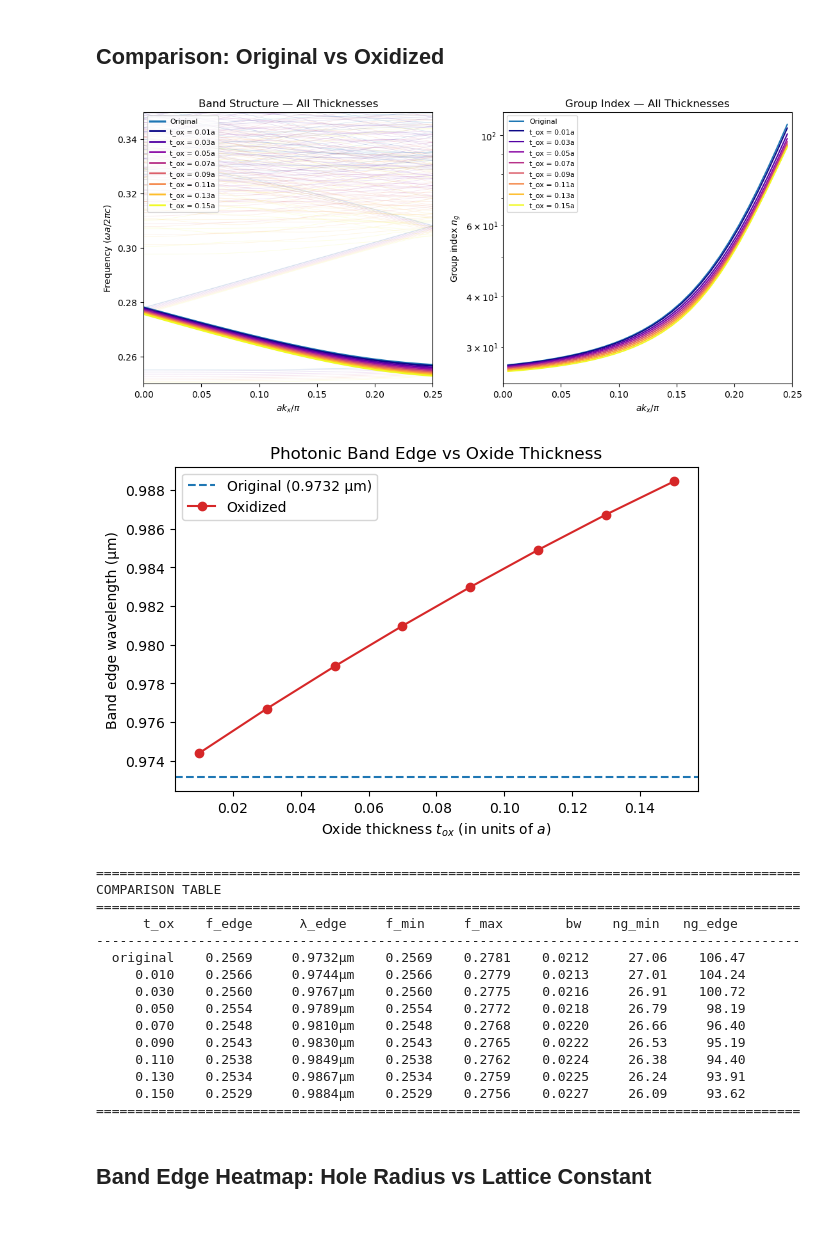
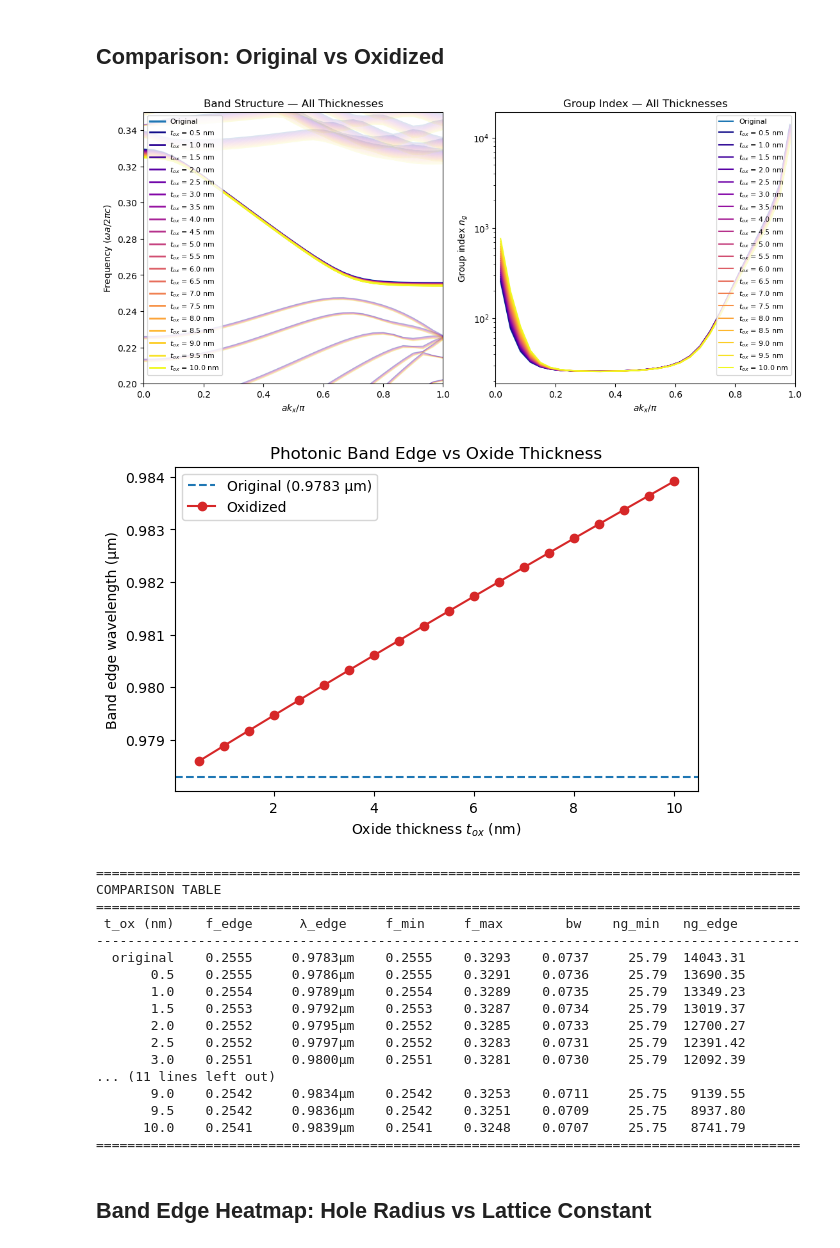
Before and after one commit to Luxchen77/legume-l3-cavity-sim, a Jupyter notebook: legume_PhC_Wg.ipynb, the cells around one changed output. Drawn from its saved outputs; the diff is of its cells as text; code cells hidden in the pictures.

```diff
--- a/legume_PhC_Wg.ipynb
+++ b/legume_PhC_Wg.ipynb
@@ -24,7 +24,7 @@ eps_lower, eps_upper = 1, 1  # cladding permittivities
 
 # supercell parameters
 Ny = 12      # Number of rows in the y-direction
-Nx = 4       # Supercell size in the x-direction
+Nx = 1       # Supercell size in the x-direction
 if (Ny%2 != 0): raise ValueError('number of rows Ny must be even')
 Nholes = Nx*(Ny-1)    # total number of holes
 
@@ -67,11 +67,11 @@ print('Nholes, Nholes_check =', Nholes, Nholes_check)
 # Visualize the structure
 legume.viz.structure(phc0, xz=True, yz=True, figsize=2, cmap='Blues', Nx=400, Ny=400, Nz=200)
 
-gmax = 2
+gmax = 2.5
 truncate_g = 'tbt'
 gme0 = legume.GuidedModeExp(phc0, gmax=gmax, truncate_g=truncate_g)
 npw = np.shape(gme0.gvec)[1]
 print('npw =', npw)
 
-legume.viz.eps_ft(gme0, Nx=400, Ny=400, figsize=3, cbar=True, cmap='viridis')
+legume.viz.eps_ft(gme0, Nx=400, Ny=400, figsize=2, cbar=True, cmap='viridis')
 # %% [output]
@@ -144,6 +144,6 @@ Text(0, 0.5, 'Frequency')
 # %%
 # ---- Select waveguide band (inspect plot above) ----
-b_target = 29       # Index of the waveguide defect band
+b_target = 7       # Index of the waveguide defect band
 
 # ---- Extract waveguide band ----
 kx = path['kpoints'][0, :]
@@ -284,12 +292,12 @@ eps_ft for t_ox = 0.150 (oxide rings should be visible)
 # %%
 # ---- Sweep over oxide thicknesses ----
-b_target_ox = 29   # waveguide band index (adjust if needed)
+b_target_ox = b_target   # waveguide band index (adjust if needed)
 
 results_ox = []
 
-for t_ox in t_ox_values:
-    print(f"\n--- t_ox = {t_ox:.3f}a ---")
-    phc_ox, _ = build_w1_waveguide_oxidized(t_ox)
+for t_ox_nm in t_ox_values:
+    print(f"\n--- t_ox = {t_ox_nm:.1f} nm ---")
+    phc_ox, _ = build_w1_waveguide_oxidized(t_ox_nm)
     gme_ox = legume.GuidedModeExp(phc_ox, gmax=gmax, truncate_g=truncate_g)
     gme_ox.run(kpoints=path['kpoints'],
                gmode_inds=gmode_inds,
@@ -317,7 +325,7 @@ for t_ox in t_ox_values:
     print(f"  n_g range: [{ng_ox.min():.2f}, {ng_ox.max():.2f}]")
 
     results_ox.append({
-        't_ox':    t_ox,
+        't_ox_nm': t_ox_nm,
         'freqs':   freqs_ox,
         'wg_band': wg_band_ox,
         'kx_vg':   kx_vg_ox,
@@ -370,9 +378,9 @@ ax1.plot(kx_norm, wg_band, '-', color='tab:blue', linewidth=2.5, label='Original
 for r, c in zip(results_ox, colors):
     ax1.plot(kx_norm, r['freqs'], '-', color=c, linewidth=0.5, alpha=0.15)
     ax1.plot(kx_norm, r['wg_band'], '-', color=c, linewidth=2,
-             label=f"t_ox = {r['t_ox']:.2f}a")
+             label=f"$t_{{ox}}$ = {r['t_ox_nm']:.1f} nm")
 
-ax1.set_ylim([0.25, 0.35])
+ax1.set_ylim([0.2, 0.35])
 ax1.set_xlim([0, kx_norm[-1]])
 ax1.set_xlabel(r'$a k_x / \pi$')
 ax1.set_ylabel(r'Frequency ($\omega a / 2\pi c$)')
@@ -383,56 +391,58 @@ ax1.legend(fontsize=8, loc='upper left')
 ax2.plot(kx_vg / np.pi, ng, '-', color='tab:blue', linewidth=1.5, label='Original')
 for r, c in zip(results_ox, colors):
     ax2.plot(r['kx_vg'] / np.pi, r['ng'], '-', color=c, linewidth=1.5,
-             label=f"t_ox = {r['t_ox']:.2f}a")
+             label=f"$t_{{ox}}$ = {r['t_ox_nm']:.1f} nm")
 
 ax2.set_xlabel(r'$a k_x / \pi$')
 ax2.set_ylabel(r'Group index $n_g$')
 ax2.set_xlim([0, kx_norm[-1]])
 ax2.set_title('Group Index — All Thicknesses')
 ax2.set_yscale('log')
 ax2.legend(fontsize=8)
 
 plt.show()
 
 # ---- Band edge wavelength vs oxide thickness plot ----
 fig2, ax3 = plt.subplots(1, 1, constrained_layout=True, figsize=(6, 4))
-t_ox_arr = [r['t_ox'] for r in results_ox]
+t_ox_arr = [r['t_ox_nm'] for r in results_ox]
 lam_arr  = [r['lam_edge_um'] for r in results_ox]
 ax3.axhline(lambda_edge_um, color='tab:blue', linestyle='--', label=f'Original ({lambda_edge_um:.4f} µm)')
 ax3.plot(t_ox_arr, lam_arr, 'o-', color='tab:red', markersize=6, label='Oxidized')
-ax3.set_xlabel(r'Oxide thickness $t_{ox}$ (in units of $a$)')
+ax3.set_xlabel(r'Oxide thickness $t_{ox}$ (nm)')
 ax3.set_ylabel(r'Band edge wavelength (µm)')
 ax3.set_title('Photonic Band Edge vs Oxide Thickness')
 ax3.legend()
 plt.show()
 
 # ---- Metrics table ----
 print("=" * 90)
 print("COMPARISON TABLE")
 print("=" * 90)
-print(f"{'t_ox':>10}  {'f_edge':>8}  {'λ_edge':>10}  {'f_min':>8}  {'f_max':>8}  {'bw':>8}  {'ng_min':>8}  {'ng_edge':>8}")
+print(f"{'t_ox (nm)':>10}  {'f_edge':>8}  {'λ_edge':>10}  {'f_min':>8}  {'f_max':>8}  {'bw':>8}  {'ng_min':>8}  {'ng_edge':>8}")
 print("-" * 90)
 print(f"{'original':>10}  {f_edge:>8.4f}  {lambda_edge_um:>9.4f}µm  {wg_freq_min:>8.4f}  {wg_freq_max:>8.4f}  {wg_bandwidth:>8.4f}  {ng.min():>8.2f}  {ng[-1]:>8.2f}")
 for r in results_ox:
-    print(f"{r['t_ox']:>10.3f}  {r['f_edge']:>8.4f}  {r['lam_edge_um']:>9.4f}µm  {r['f_min']:>8.4f}  {r['f_max']:>8.4f}  {r['bw']:>8.4f}  {r['ng_min']:>8.2f}  {r['ng_edge']:>8.2f}")
+    print(f"{r['t_ox_nm']:>10.1f}  {r['f_edge']:>8.4f}  {r['lam_edge_um']:>9.4f}µm  {r['f_min']:>8.4f}  {r['f_max']:>8.4f}  {r['bw']:>8.4f}  {r['ng_min']:>8.2f}  {r['ng_edge']:>8.2f}")
 print("=" * 90)
 # %% [output]
-[figure, old version]
+[figure, new version]
-[figure, old version]
+[figure, new version]
 ==========================================================================================
 COMPARISON TABLE
 ==========================================================================================
-      t_ox    f_edge      λ_edge     f_min     f_max        bw    ng_min   ng_edge
+ t_ox (nm)    f_edge      λ_edge     f_min     f_max        bw    ng_min   ng_edge
 ------------------------------------------------------------------------------------------
-  original    0.2569     0.9732µm    0.2569    0.2781    0.0212     27.06    106.47
-     0.010    0.2566     0.9744µm    0.2566    0.2779    0.0213     27.01    104.24
-     0.030    0.2560     0.9767µm    0.2560    0.2775    0.0216     26.91    100.72
-     0.050    0.2554     0.9789µm    0.2554    0.2772    0.0218     26.79     98.19
-     0.070    0.2548     0.9810µm    0.2548    0.2768    0.0220     26.66     96.40
-     0.090    0.2543     0.9830µm    0.2543    0.2765    0.0222     26.53     95.19
-     0.110    0.2538     0.9849µm    0.2538    0.2762    0.0224     26.38     94.40
-     0.130    0.2534     0.9867µm    0.2534    0.2759    0.0225     26.24     93.91
-     0.150    0.2529     0.9884µm    0.2529    0.2756    0.0227     26.09     93.62
+  original    0.2555     0.9783µm    0.2555    0.3293    0.0737     25.79  14043.31
+       0.5    0.2555     0.9786µm    0.2555    0.3291    0.0736     25.79  13690.35
+       1.0    0.2554     0.9789µm    0.2554    0.3289    0.0735     25.79  13349.23
+       1.5    0.2553     0.9792µm    0.2553    0.3287    0.0734     25.79  13019.37
+       2.0    0.2552     0.9795µm    0.2552    0.3285    0.0733     25.79  12700.27
+       2.5    0.2552     0.9797µm    0.2552    0.3283    0.0731     25.79  12391.42
+       3.0    0.2551     0.9800µm    0.2551    0.3281    0.0730     25.79  12092.39
+... (11 lines left out)
+       9.0    0.2542     0.9834µm    0.2542    0.3253    0.0711     25.75   9139.55
+       9.5    0.2542     0.9836µm    0.2542    0.3251    0.0709     25.75   8937.80
+      10.0    0.2541     0.9839µm    0.2541    0.3248    0.0707     25.75   8741.79
 ==========================================================================================
 # %% [markdown]
 ## Band Edge Heatmap: Hole Radius vs Lattice Constant
```
Also changed, not shown: parts of 17 cells of this notebook, 1 other file.
